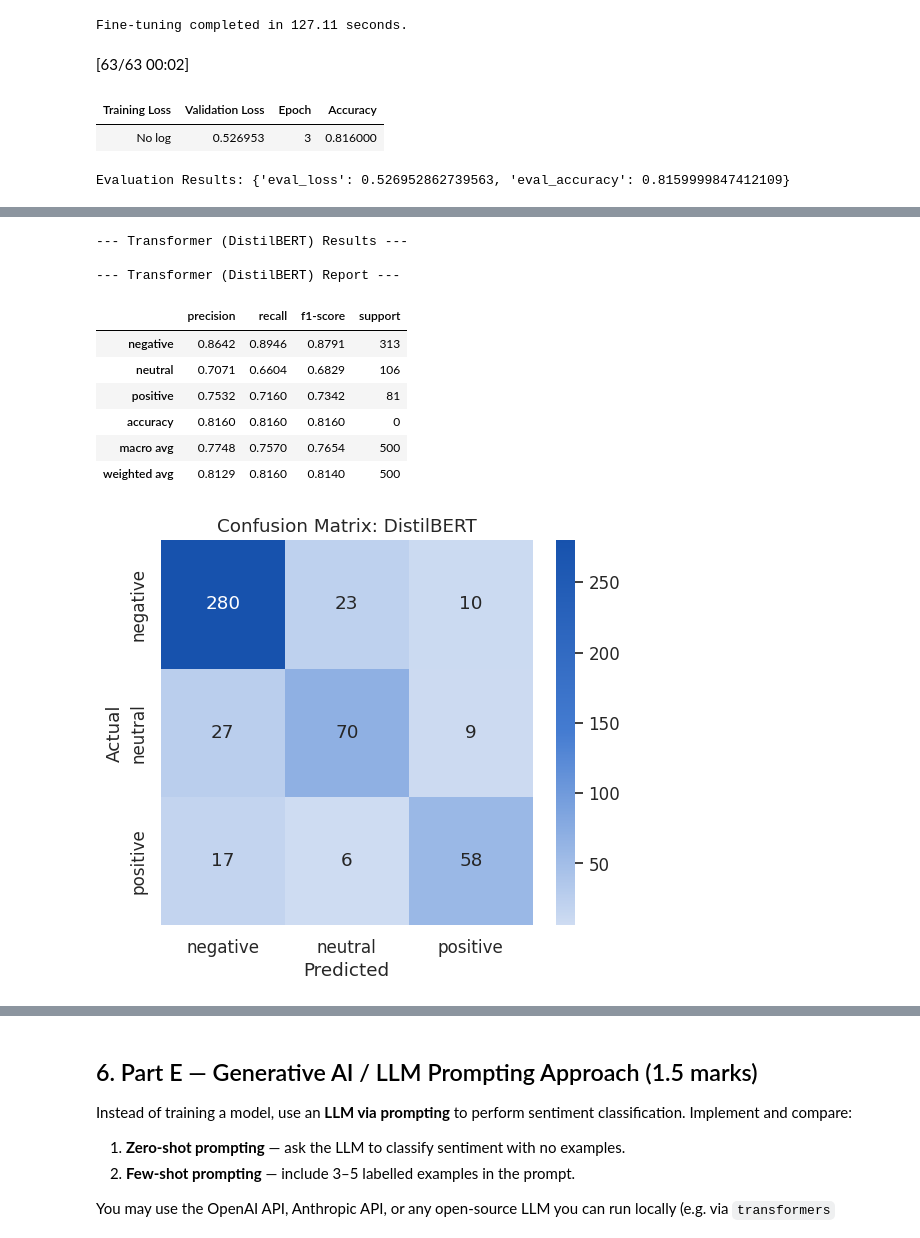
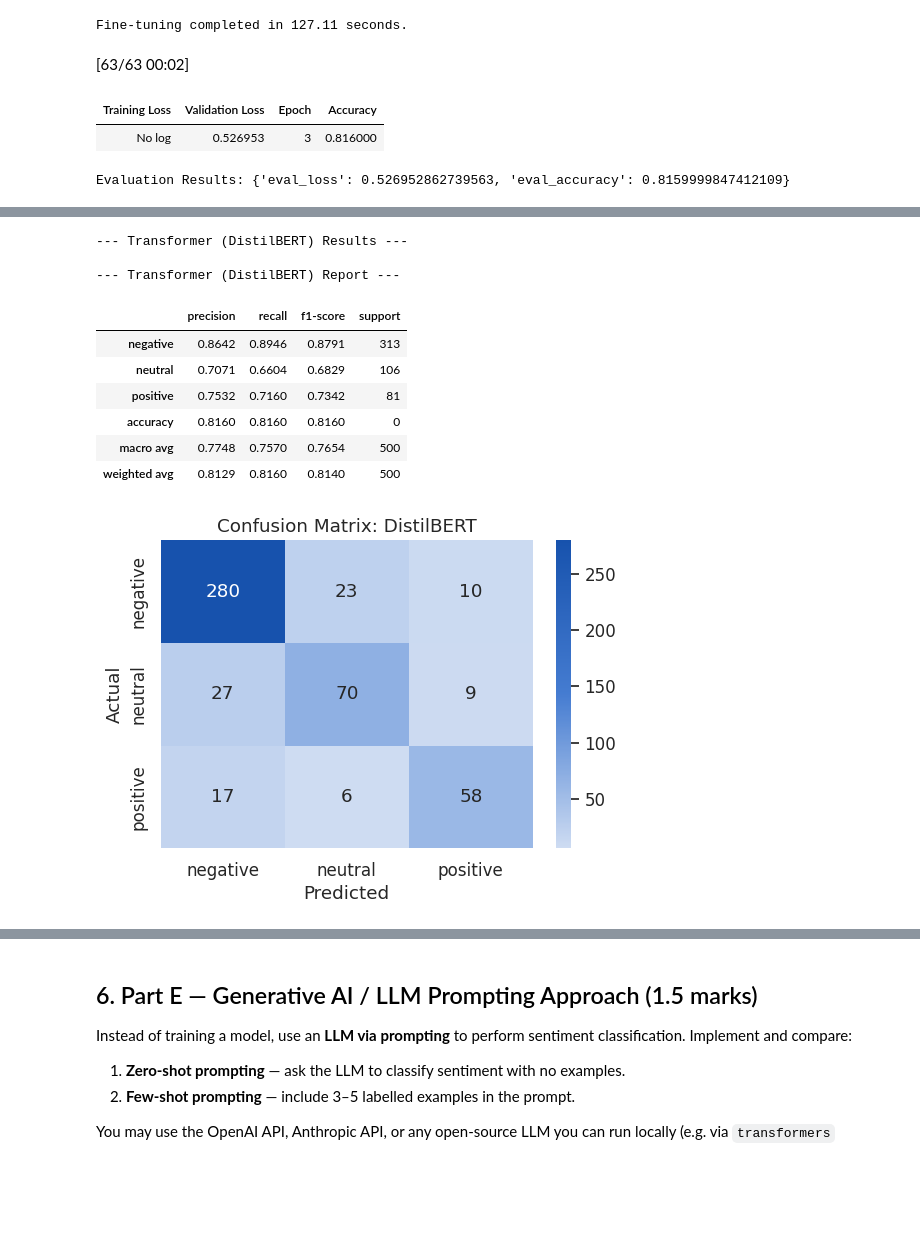
Before and after one commit to AvikRaj/sentiment-analysis-airtravel, a Jupyter notebook: sentiment-analysis.ipynb, the cells around one changed output, grey strips where cells are left out. Drawn from its saved outputs; the diff is of its cells as text; code cells hidden in the pictures; blank space fills up the shorter version.

```diff
--- a/sentiment-analysis.ipynb
+++ b/sentiment-analysis.ipynb
@@ -921,33 +921,33 @@ y_true = predictions.label_ids
 print('\n--- Transformer (DistilBERT) Results ---')
 target_names = ['negative', 'neutral', 'positive']
 display_report_as_table(y_true, y_pred, "Transformer (DistilBERT) Report", target_names=target_names)
 
 cm = confusion_matrix(y_true, y_pred)
-plt.figure(figsize=(6, 5))
+plt.figure(figsize=(6, 4))
 sns.heatmap(cm, annot=True, fmt='d', cmap=custom_sentiment_cmap,
             xticklabels=target_names, yticklabels=target_names)
 plt.title('Confusion Matrix: DistilBERT')
 plt.ylabel('Actual')
 plt.xlabel('Predicted')
 plt.show()
 
 print(f'Total Fine-tuning Time: {transformer_train_time:.2f}s')
 print(f'Inference Latency: {inf_latency:.2f} ms/sample')
 # %% [output]
 [63/63 00:02]
 | Training Loss | Validation Loss | Epoch | Accuracy |
 | No log | 0.526953 | 3 | 0.816000 |
 Evaluation Results: {'eval_loss': 0.526952862739563, 'eval_accuracy': 0.8159999847412109}
 [interactive output not drawn]
 --- Transformer (DistilBERT) Results ---
 
 --- Transformer (DistilBERT) Report ---
 |  | precision | recall | f1-score | support |
 | negative | 0.8642 | 0.8946 | 0.8791 | 313 |
 | neutral | 0.7071 | 0.6604 | 0.6829 | 106 |
 | positive | 0.7532 | 0.7160 | 0.7342 | 81 |
 | accuracy | 0.8160 | 0.8160 | 0.8160 | 0 |
 | macro avg | 0.7748 | 0.7570 | 0.7654 | 500 |
 | weighted avg | 0.8129 | 0.8160 | 0.8140 | 500 |
-[figure, old version]
+[figure, new version]
 Total Fine-tuning Time: 127.11s
```
Also changed, not shown: parts of 8 cells of this notebook.
